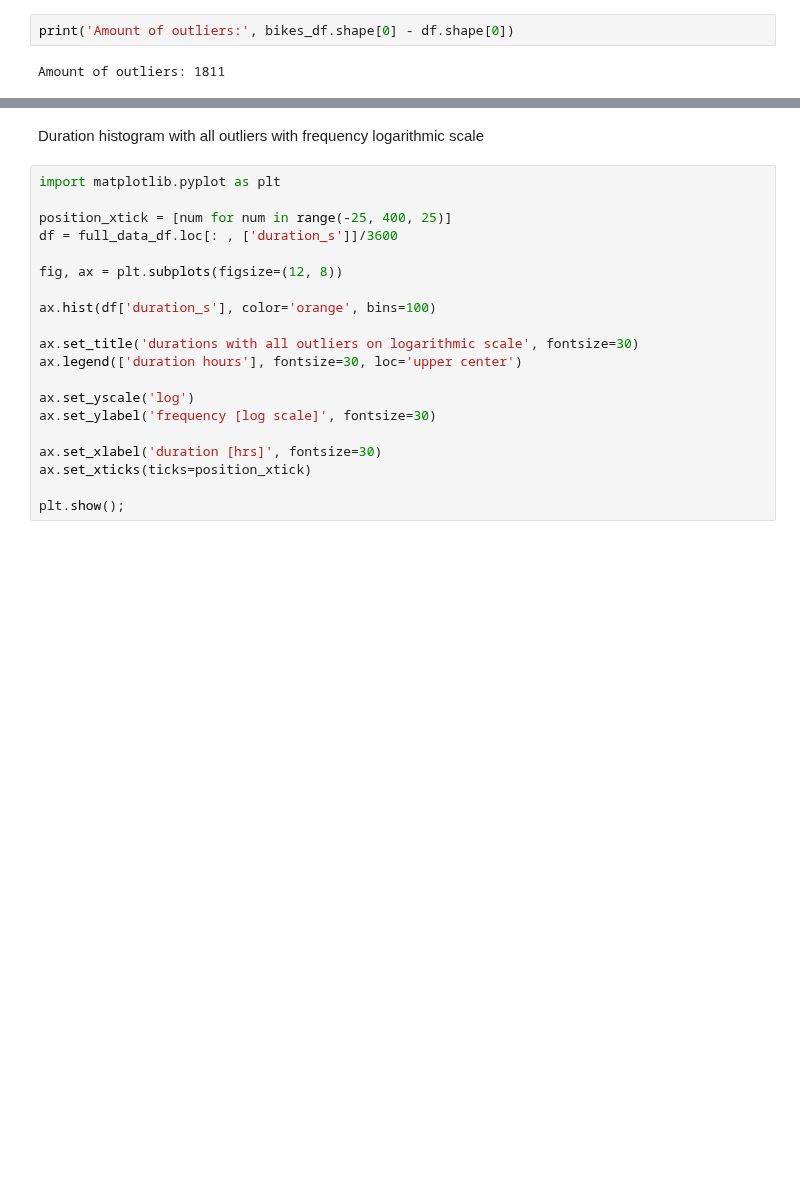
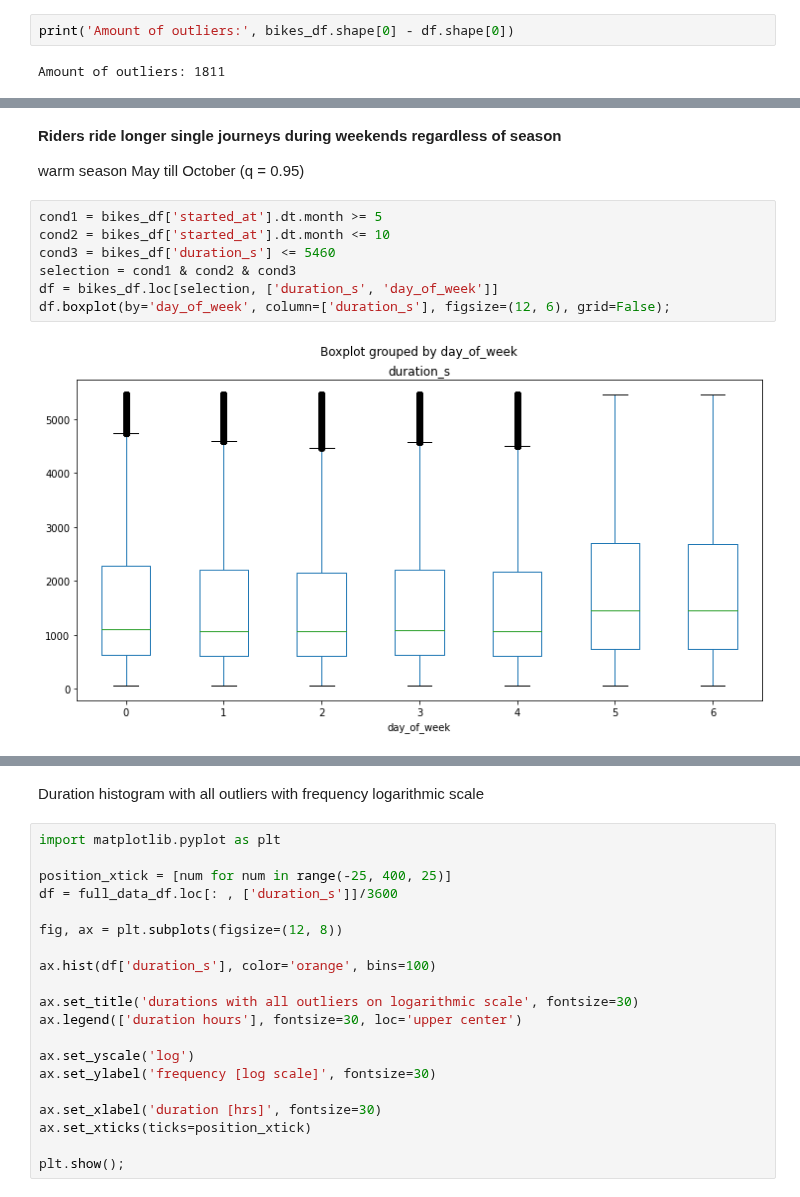
Before and after one commit to daim77/python_BI_analysis_bike_sharing, a Jupyter notebook: results.ipynb, the cells around one changed output, grey strips where cells are left out. Drawn from its saved outputs; the diff is of its cells as text; blank space fills up the shorter version.

```diff
--- a/results.ipynb
+++ b/results.ipynb
@@ -856,0 +844,13 @@ df = full_data_df.loc[
+# %% [markdown]
+**Riders ride longer single journeys during weekends regardless of season**
+
+warm season May till October (q = 0.95)
+# %%
+cond1 = bikes_df['started_at'].dt.month >= 5
+cond2 = bikes_df['started_at'].dt.month <= 10
+cond3 = bikes_df['duration_s'] <= 5460
+selection = cond1 & cond2 & cond3
+df = bikes_df.loc[selection, ['duration_s', 'day_of_week']]
+df.boxplot(by='day_of_week', column=['duration_s'], figsize=(12, 6), grid=False);
+# %% [output]
+[figure, added]
```
Also changed, not shown: parts of 26 cells of this notebook.
